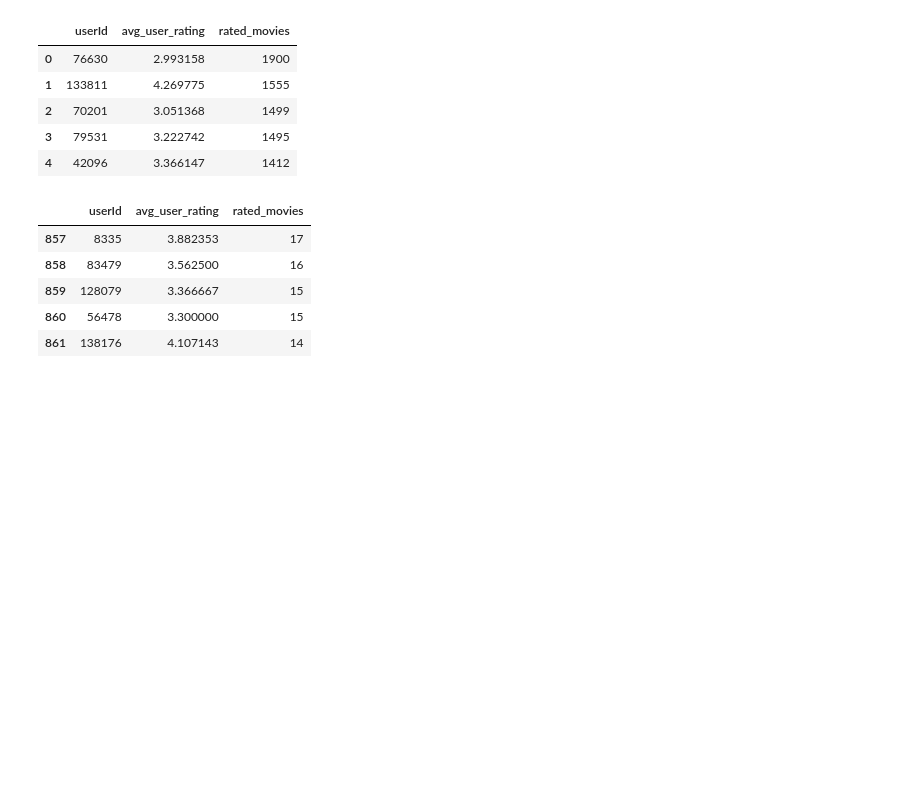
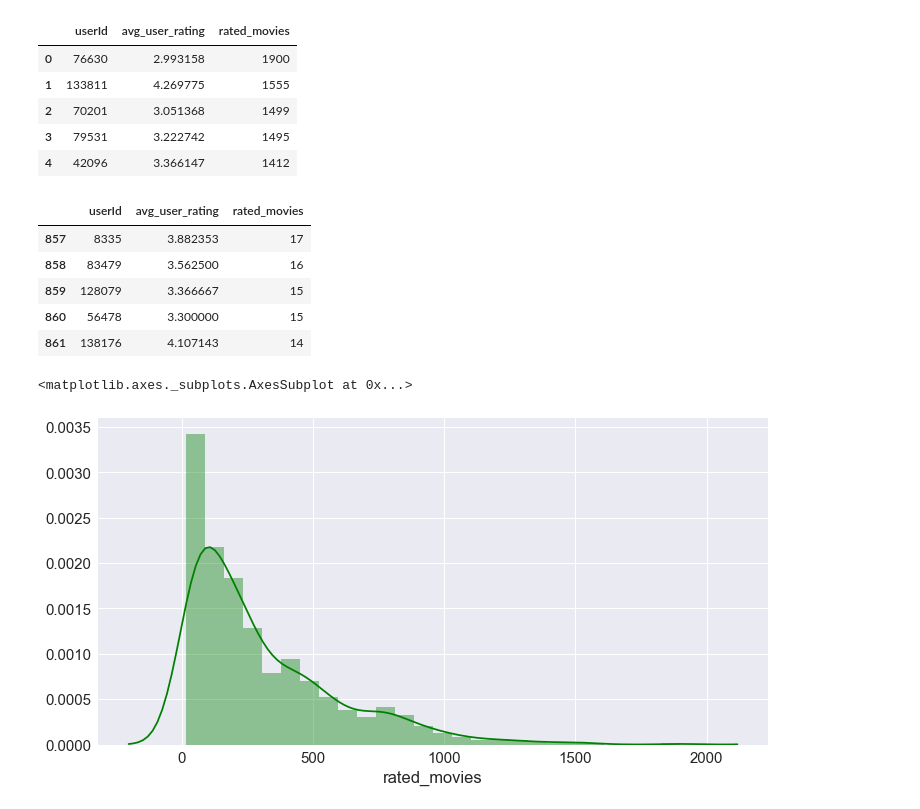
Before and after one commit to chauhan-akash/recommender_systems, a Jupyter notebook: 04_movie_reco_item_item_cbf.ipynb, the cells around one changed output. Drawn from its saved outputs; the diff is of its cells as text; code cells hidden in the pictures; blank space fills up the shorter version.

```diff
--- a/04_movie_reco_item_item_cbf.ipynb
+++ b/04_movie_reco_item_item_cbf.ipynb
@@ -197,6 +197,13 @@ user_rating.tail()
 | 859 | 128079 | 3.366667 | 15 |
 | 860 | 56478 | 3.300000 | 15 |
 | 861 | 138176 | 4.107143 | 14 |
+# %%
+# Plotting number of movies rated across all users
+f, ax = plt.subplots(figsize = (12,6))
+sns.distplot(user_rating['rated_movies'], color='green')
+# %% [output]
+<matplotlib.axes._subplots.AxesSubplot at 0x...>
+[figure, added]
 # %%
 # function which takes a user id and returns movie list with top recommendations
 
```
Also changed, not shown: parts of 4 cells of this notebook.
